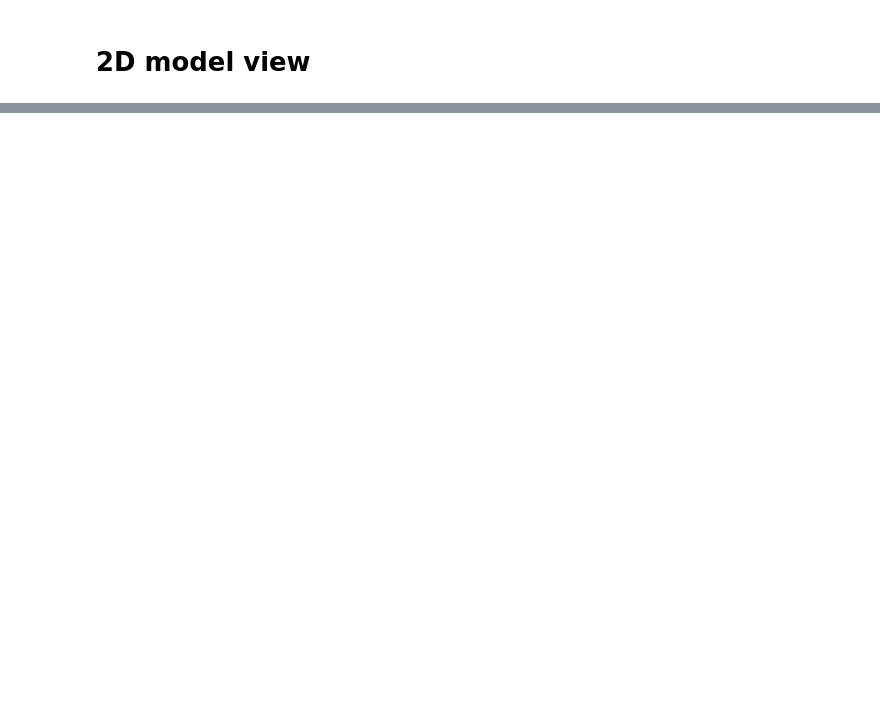
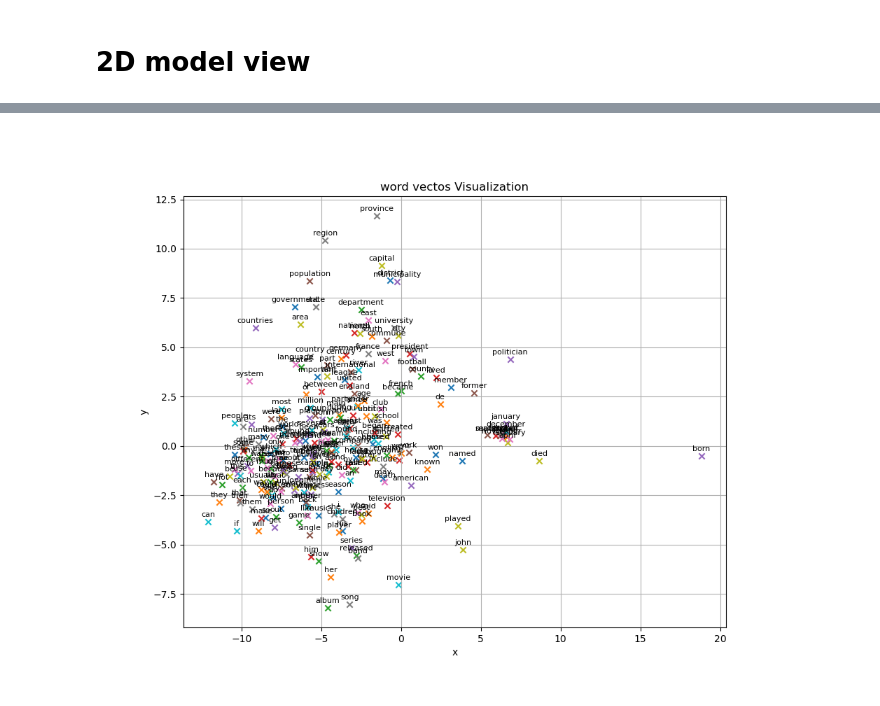
Before and after one commit to 1up9059/NLP_embedings, a Jupyter notebook: gensim.ipynb, the cells around one changed output, grey strips where cells are left out. Drawn from its saved outputs; the diff is of its cells as text; code cells hidden in the pictures; blank space fills up the shorter version.

```diff
--- a/gensim.ipynb
+++ b/gensim.ipynb
@@ -333,0 +366,4 @@ plt.show()
+# %%
+pca_model = PCA(n_components = 2)
+# %%
+pca_model.fit(vectors500)
@@ -333,0 +372,2 @@ plt.show()
+# %%
+pca_2d_vec500 = pca_model.transform(vectors500)
@@ -333,0 +384,18 @@ plt.show()
+# %%
+key_val500 = []
+for i, k in zip(words500, pca_2d_vec500):
+    key_val500.append((i, k))
+# %%
+plt.figure(figsize=(10, 8))
+for label, i in key_val500[:250]:
+    x, y = i
+    plt.scatter(x, y, marker='x')
+    plt.annotate(label, (x, y), textcoords = 'offset points', xytext=(0,5), ha='center', fontsize=8)
+
+plt.title("word vectos Visualization")
+plt.xlabel('x')
+plt.ylabel('y')
+plt.grid(True)
+plt.show()
+# %% [output]
+[figure, added]
```
Also changed, not shown: parts of 69 cells of this notebook, 4 other files.
